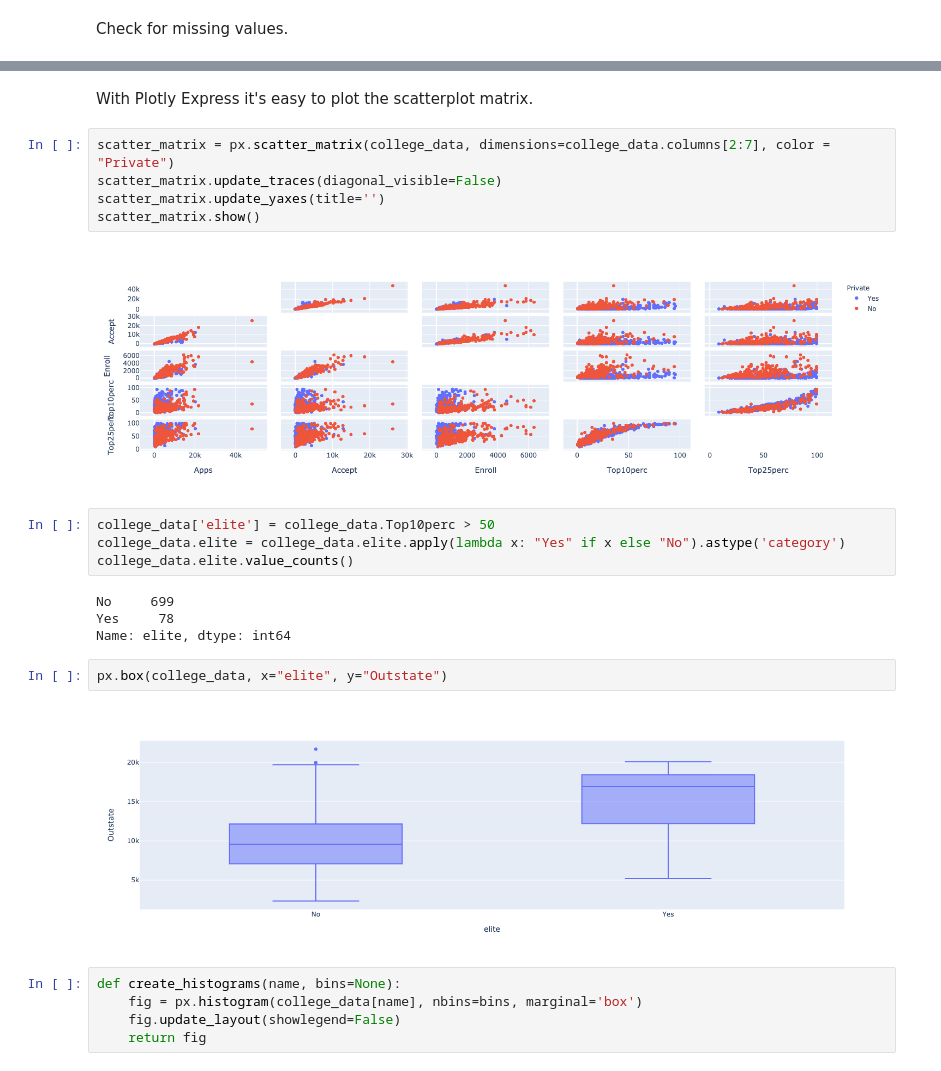
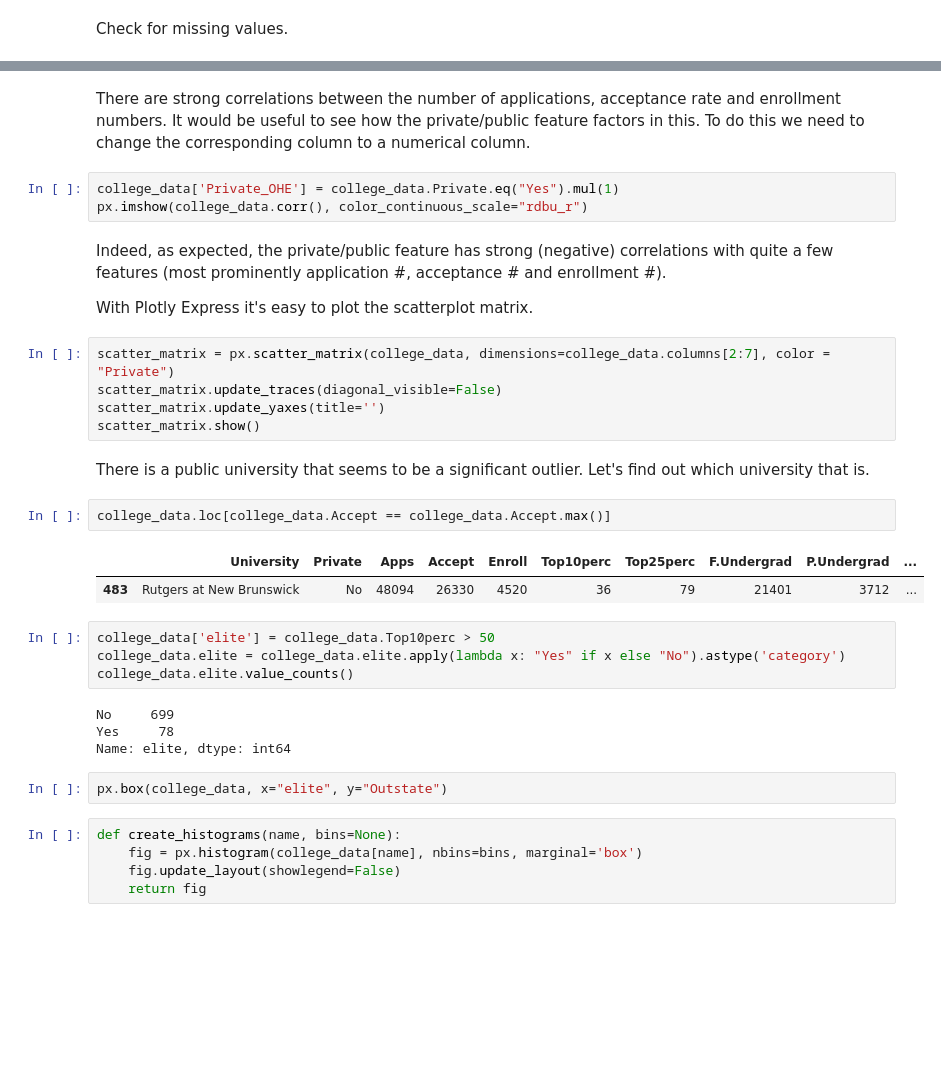
Before and after one commit to sebastjancizel/intro_to_statistical_learning, a Jupyter notebook: chapter_2/college.ipynb, the cells around one changed output, grey strips where cells are left out. Drawn from its saved outputs; the diff is of its cells as text; blank space fills up the shorter version.

Commit message:
final touches on college dataset

```diff
--- a/chapter_2/college.ipynb
+++ b/chapter_2/college.ipynb
@@ -77,12 +59,24 @@ px.imshow(college_data.corr(), color_continuous_scale="rdbu")
+# %% [markdown]
+There are strong correlations between the number of applications, acceptance rate and enrollment numbers. It would be useful to see how the private/public feature factors in this. To do this we need to change the corresponding column to a numerical column.
+# %%
+college_data['Private_OHE'] = college_data.Private.eq("Yes").mul(1)
+px.imshow(college_data.corr(), color_continuous_scale="rdbu_r")
 # %% [markdown]
+Indeed, as expected, the private/public feature has strong (negative) correlations with quite a few features (most prominently application #, acceptance # and enrollment #).
+
 With Plotly Express it's easy to plot the scatterplot matrix.
 # %%
 scatter_matrix = px.scatter_matrix(college_data, dimensions=college_data.columns[2:7], color = "Private")
 scatter_matrix.update_traces(diagonal_visible=False)
 scatter_matrix.update_yaxes(title='')
 scatter_matrix.show()
-# %% [output]
-[figure, removed]
+# %% [markdown]
+There is a public university that seems to be a significant outlier. Let's find out which university that is.
+# %%
+college_data.loc[college_data.Accept == college_data.Accept.max()]
+# %% [output]
+|  | University | Private | Apps | Accept | Enroll | Top10perc | Top25perc | F.Undergrad | P.Undergrad | ... |
+| 483 | Rutgers at New Brunswick | No | 48094 | 26330 | 4520 | 36 | 79 | 21401 | 3712 | ... |
 # %%
 college_data['elite'] = college_data.Top10perc > 50
 college_data.elite = college_data.elite.apply(lambda x: "Yes" if x else "No").astype('category')
@@ -93,8 +87,6 @@ Yes     78
 Name: elite, dtype: int64
 # %%
 px.box(college_data, x="elite", y="Outstate")
-# %% [output]
-[figure, removed]
 # %%
 def create_histograms(name, bins=None):
     fig = px.histogram(college_data[name], nbins=bins, marginal='box')
```
Also changed, not shown: parts of 7 cells of this notebook.
